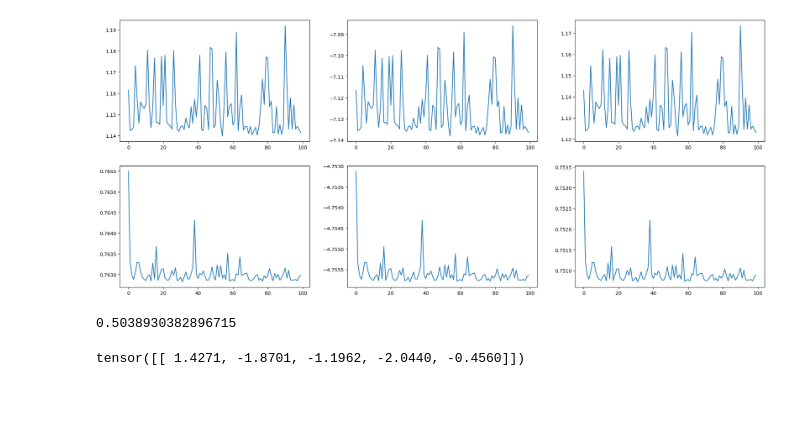
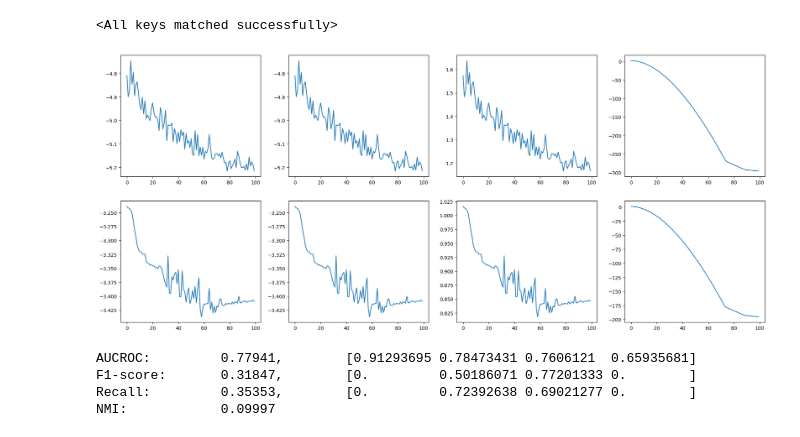
Before and after one commit to vanity-lost/CAMELOT-Reproduction, a Jupyter notebook: code/test2.ipynb, the cells around one changed output. Drawn from its saved outputs; the diff is of its cells as text; code cells hidden in the pictures; blank space fills up the shorter version.

```diff
--- a/code/test2.ipynb
+++ b/code/test2.ipynb
@@ -502,0 +26,4 @@ def load_data(train_dataset, val_dataset, test_dataset):
+# %%
+dataset = CustomDataset(time_range=(0, 10))
+
+np.unique(np.argmax(dataset.y, axis=1), return_counts=True)[1] / len(dataset)
@@ -1038,25 +152,30 @@ for i in trange(100):
+# %%
+model.load_state_dict(torch.load('./best_model'))
+# %% [output]
+<All keys matched successfully>
 # %%
-import matplotlib.pyplot as plt
+plt.figure(figsize=(24, 10))
+plt.subplot(2, 4, 1)
+plt.plot(loss_mat[:, 0, 0])
+plt.subplot(2, 4, 2)
+plt.plot(loss_mat[:, 1, 0])
+plt.subplot(2, 4, 3)
+plt.plot(loss_mat[:, 2, 0])
+plt.subplot(2, 4, 4)
+plt.plot(loss_mat[:, 3, 0])
 
-plt.figure(figsize=(24, 10))
-plt.subplot(2, 3, 1)
-plt.plot(epoch_pred_loss_list[0])
-plt.subplot(2, 3, 2)
-plt.plot(epoch_enc_id_loss_list[0])
-plt.subplot(2, 3, 3)
-plt.plot(epoch_clus_loss_list[0])
-plt.subplot(2, 3, 4)
-plt.plot(epoch_pred_loss_list[1])
-plt.subplot(2, 3, 5)
-plt.plot(epoch_enc_id_loss_list[1])
-plt.subplot(2, 3, 6)
-plt.plot(epoch_clus_loss_list[1])
+plt.subplot(2, 4, 5)
+plt.plot(loss_mat[:, 0, 1])
+plt.subplot(2, 4, 6)
+plt.plot(loss_mat[:, 1, 1])
+plt.subplot(2, 4, 7)
+plt.plot(loss_mat[:, 2, 1])
+plt.subplot(2, 4, 8)
+plt.plot(loss_mat[:, 3, 1])
 plt.show()
 # %% [output]
-[figure, old version]
+[figure, new version]
 # %%
-from sklearn.metrics import roc_auc_score
-
 real, preds = [], []
 with torch.no_grad():
     for _, (x, y) in enumerate(test_loader):
@@ -1064,15 +183,25 @@ with torch.no_grad():
         preds.extend(list(y_pred.cpu().detach().numpy()))
         real.extend(list(y.cpu().detach().numpy()))
 
-roc_auc_score(real, preds)
+auc = roc_auc_score(real, preds, average=None)
+
+labels_true, labels_pred = np.argmax(real, axis=1), np.argmax(preds, axis=1)
+
+# Compute F1
+f1 = f1_score(labels_true, labels_pred, average=None)
+
+# Compute Recall
+rec = recall_score(labels_true, labels_pred, average=None)
+
+# Compute NMI
+nmi = normalized_mutual_info_score(labels_true, labels_pred)
+
+print(f'AUCROC: \t{auc.mean():.5f}, \t{auc}')
+print(f'F1-score: \t{f1.mean():.5f}, \t{f1}')
+print(f'Recall: \t{rec.mean():.5f}, \t{rec}')
+print(f'NMI: \t\t{nmi:.5f}')
 # %% [output]
-0.5038930382896715
+AUCROC:         0.77941,        [0.91293695 0.78473431 0.7606121  0.65935681]
+F1-score:       0.31847,        [0.         0.50186071 0.77201333 0.        ]
+Recall:         0.35353,        [0.         0.72392638 0.69021277 0.        ]
+NMI:            0.09997
-# %%
-SEED = 12345
-torch.random.manual_seed(SEED)
-np.random.seed(SEED)
-random.seed(SEED)
-
-torch.randn((1, 5))
-# %% [output]
-tensor([[ 1.4271, -1.8701, -1.1962, -2.0440, -0.4560]])
```
Also changed, not shown: parts of 22 cells of this notebook, 7 other files.
